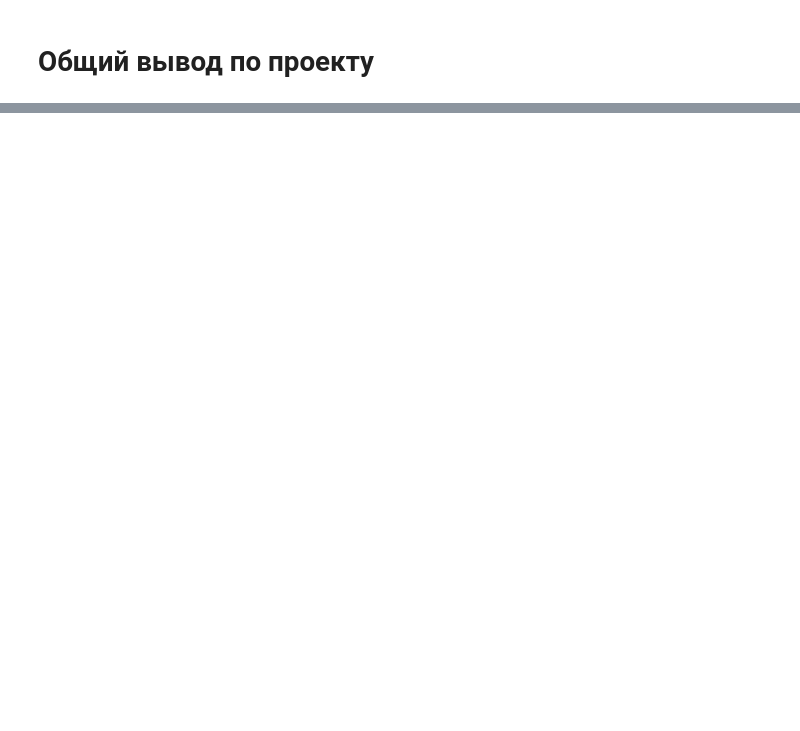
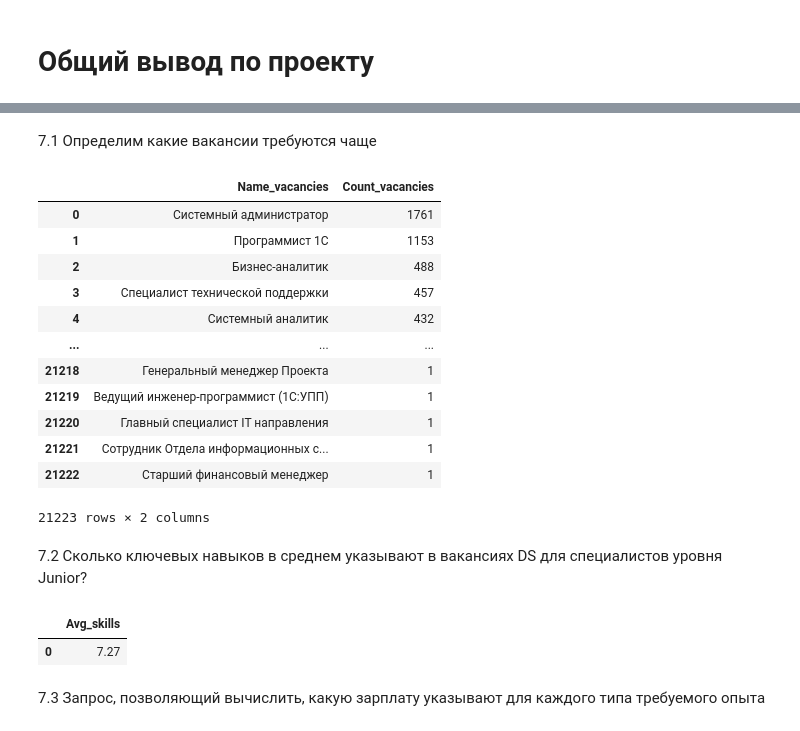
Before and after one commit to EvgeniiOvcharenko/Project_Data_Science, a Jupyter notebook: PROJECT-2. Анализ вакансий из HeadHunter/Project_2_Ноутбук_шаблон.ipynb, the cells around one changed output, grey strips where cells are left out. Saved outputs shown, nothing was run; the diff lists cells and outputs as text; code cells hidden in the pictures; blank space fills up the shorter version.

```diff
--- a/PROJECT-2. Анализ вакансий из HeadHunter/Project_2_Ноутбук_шаблон.ipynb
+++ b/PROJECT-2. Анализ вакансий из HeadHunter/Project_2_Ноутбук_шаблон.ipynb
@@ -548,3 +669,37 @@ df_yandex
 # %%
 # подведем итог исследования, обобщите выводы
 # здесь можно (это будет плюсом) провести дополнительные исследования данных, сделать прогнозы, продумать варианты продолжения исследования
+# %% [markdown]
+7.1 Определим какие вакансии требуются чаще
+# %%
+# текст запроса
+query_7_1 = f'''
+SELECT
+    v.name as "Name_vacancies",
+    COUNT(v.id) as "Count_vacancies"
+FROM
+    vacancies v
+GROUP BY v.name
+ORDER BY 2 DESC
+
+'''
+# %%
+# результат запроса
+df_count_vacancies = pd.read_sql_query(query_7_1, connection)
+df_count_vacancies
+# %% [output]
+|  | Name_vacancies | Count_vacancies |
+| 0 | Системный администратор | 1761 |
+| 1 | Программист 1С | 1153 |
+| 2 | Бизнес-аналитик | 488 |
+| 3 | Специалист технической поддержки | 457 |
+| 4 | Системный аналитик | 432 |
+| ... | ... | ... |
+| 21218 | Генеральный менеджер Проекта | 1 |
+| 21219 | Ведущий инженер-программист (1С:УПП) | 1 |
+| 21220 | Главный специалист IT направления | 1 |
+| 21221 | Сотрудник Отдела информационных с... | 1 |
+| 21222 | Старший финансовый менеджер | 1 |
+21223 rows × 2 columns
+# %% [markdown]
+7.2 Сколько ключевых навыков в среднем указывают в вакансиях  DS для специалистов уровня Junior?
@@ -550,0 +725,9 @@ df_yandex
+# %%
+# результат запроса
+df_skills_junior = pd.read_sql_query(query_7_2, connection)
+df_skills_junior
+# %% [output]
+|  | Avg_skills |
+| 0 | 7.27 |
+# %% [markdown]
+7.3 Запрос, позволяющий вычислить, какую зарплату  указывают для каждого типа требуемого опыта
```
Also changed, not shown: parts of 19 cells of this notebook.
